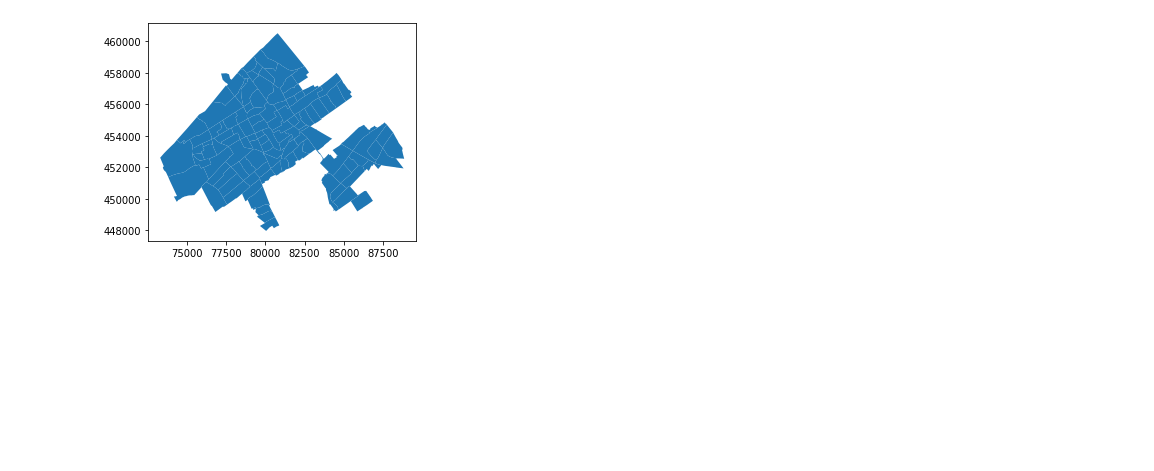
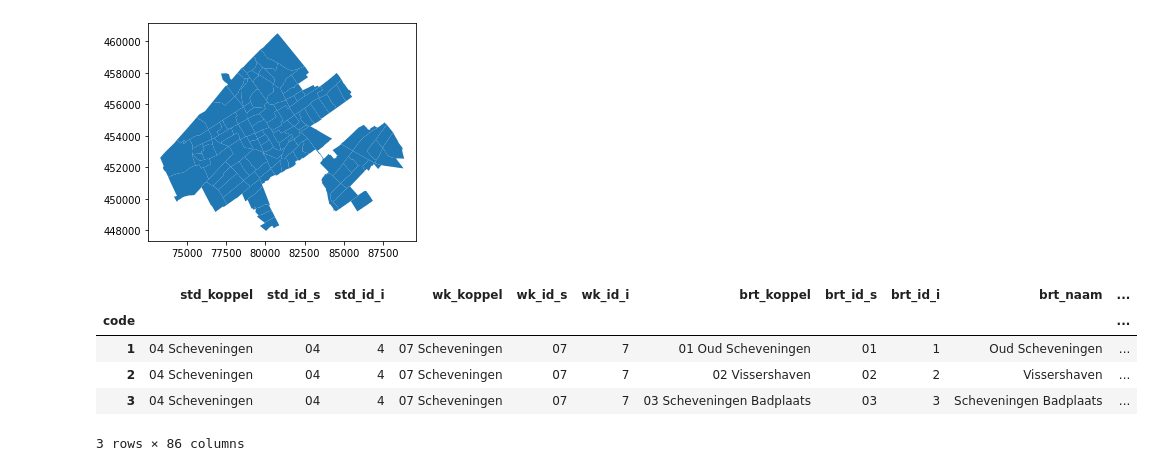
Before and after one commit to J-h-V/OpenDataDenHaag, a Jupyter notebook: GISMap.ipynb, the cells around one changed output. Drawn from its saved outputs; the diff is of its cells as text; code cells hidden in the pictures; blank space fills up the shorter version.

```diff
--- a/GISMap.ipynb
+++ b/GISMap.ipynb
@@ -12,3 +12,12 @@ dh_plot_locations.plot()
 # %% [output]
 <matplotlib.axes._subplots.AxesSubplot at 0x...>
 [figure]
+# %%
+dh_plot_locations.head(3)
+# %% [output]
+|  | std_koppel | std_id_s | std_id_i | wk_koppel | wk_id_s | wk_id_i | brt_koppel | brt_id_s | brt_id_i | brt_naam | ... |
+| code |  |  |  |  |  |  |  |  |  |  | ... |
+| 1 | 04 Scheveningen | 04 | 4 | 07 Scheveningen | 07 | 7 | 01 Oud Scheveningen | 01 | 1 | Oud Scheveningen | ... |
+| 2 | 04 Scheveningen | 04 | 4 | 07 Scheveningen | 07 | 7 | 02 Vissershaven | 02 | 2 | Vissershaven | ... |
+| 3 | 04 Scheveningen | 04 | 4 | 07 Scheveningen | 07 | 7 | 03 Scheveningen Badplaats | 03 | 3 | Scheveningen Badplaats | ... |
+3 rows × 86 columns
```
Also changed, not shown: parts of 6 cells of this notebook, 1 other file.
